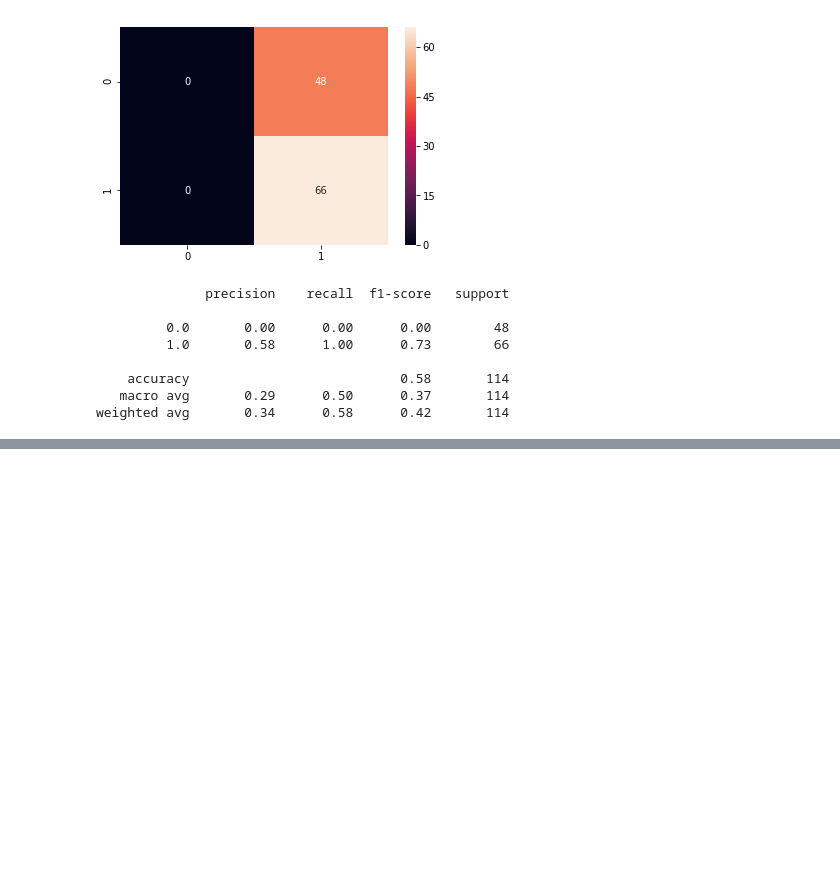
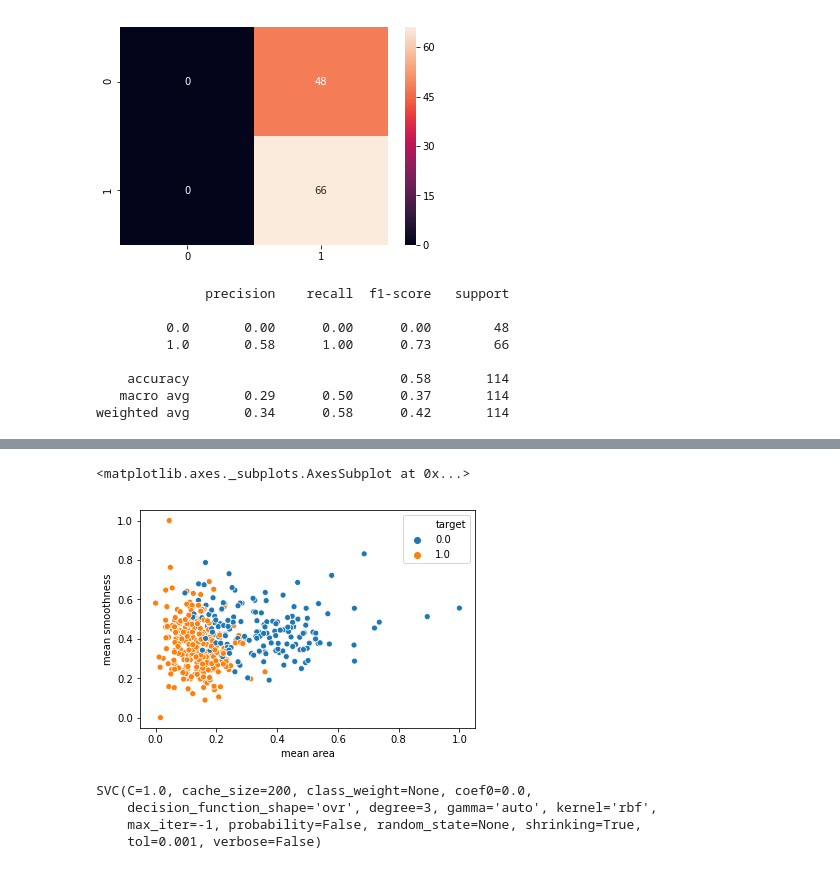
Before and after one commit to amkurian/breast-cancer-classification, a Jupyter notebook: Breast_Cancer_Classification.ipynb, the cells around one changed output, grey strips where cells are left out. Saved outputs shown, nothing was run; the diff lists cells and outputs as text; code cells hidden in the pictures; blank space fills up the shorter version.

```diff
--- a/Breast_Cancer_Classification.ipynb
+++ b/Breast_Cancer_Classification.ipynb
@@ -212,0 +215,5 @@ weighted avg       0.34      0.58      0.42       114
+# %%
+# Data Normalization
+min_train = X_train.min()
+range_train = (X_train - min_train).max()
+X_train_scaled = (X_train - min_train)/range_train
@@ -212,0 +226,6 @@ weighted avg       0.34      0.58      0.42       114
+# %%
+# Plot scatterplot for X_train_scaled
+sns.scatterplot(x = X_train_scaled['mean area'], y = X_train_scaled['mean smoothness'], hue = y_train)
+# %% [output]
+<matplotlib.axes._subplots.AxesSubplot at 0x...>
+[figure, added]
@@ -212,0 +237,11 @@ weighted avg       0.34      0.58      0.42       114
+# %%
+from sklearn.svm import SVC
+from sklearn.metrics import classification_report, confusion_matrix
+
+svc_model = SVC(gamma='auto')
+svc_model.fit(X_train_scaled, y_train)
+# %% [output]
+SVC(C=1.0, cache_size=200, class_weight=None, coef0=0.0,
+    decision_function_shape='ovr', degree=3, gamma='auto', kernel='rbf',
+    max_iter=-1, probability=False, random_state=None, shrinking=True,
+    tol=0.001, verbose=False)
```
Also changed, not shown: parts of 5 cells of this notebook.
